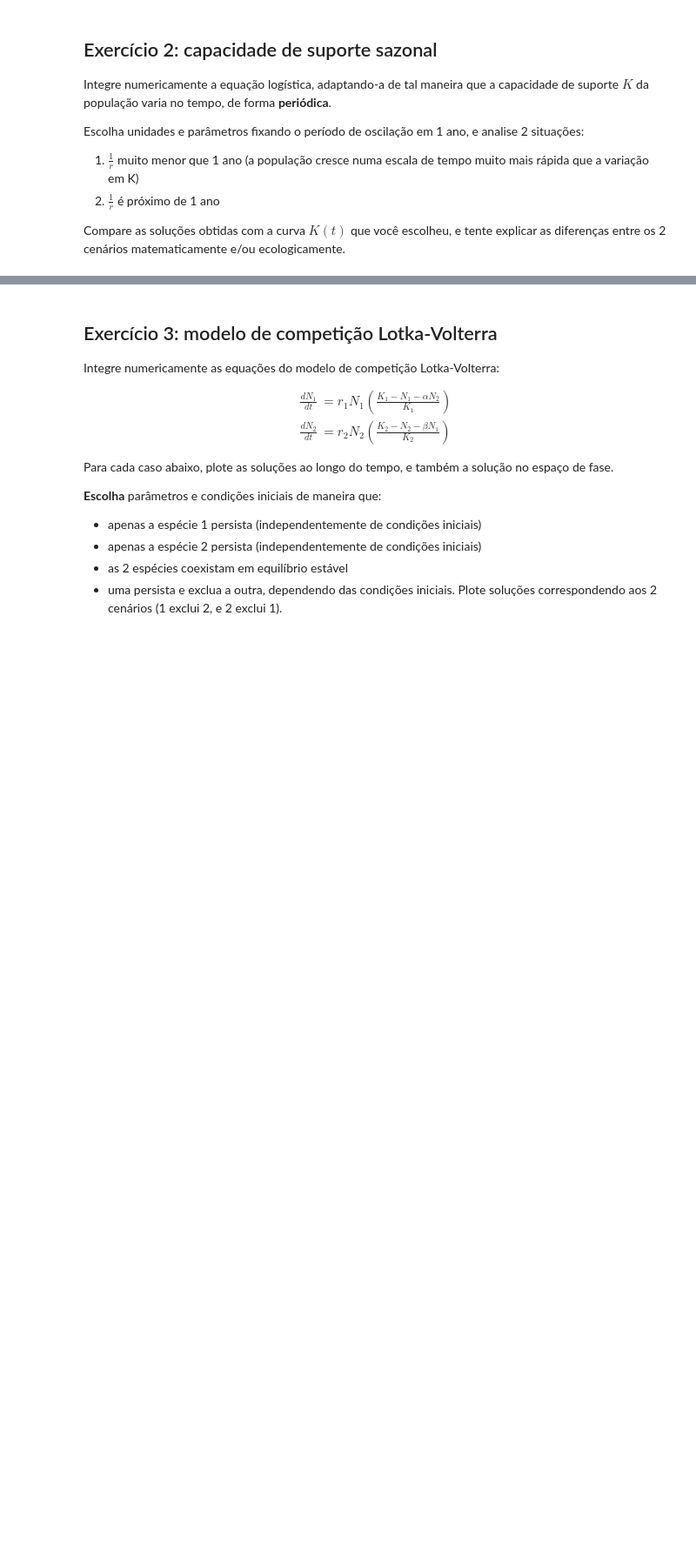
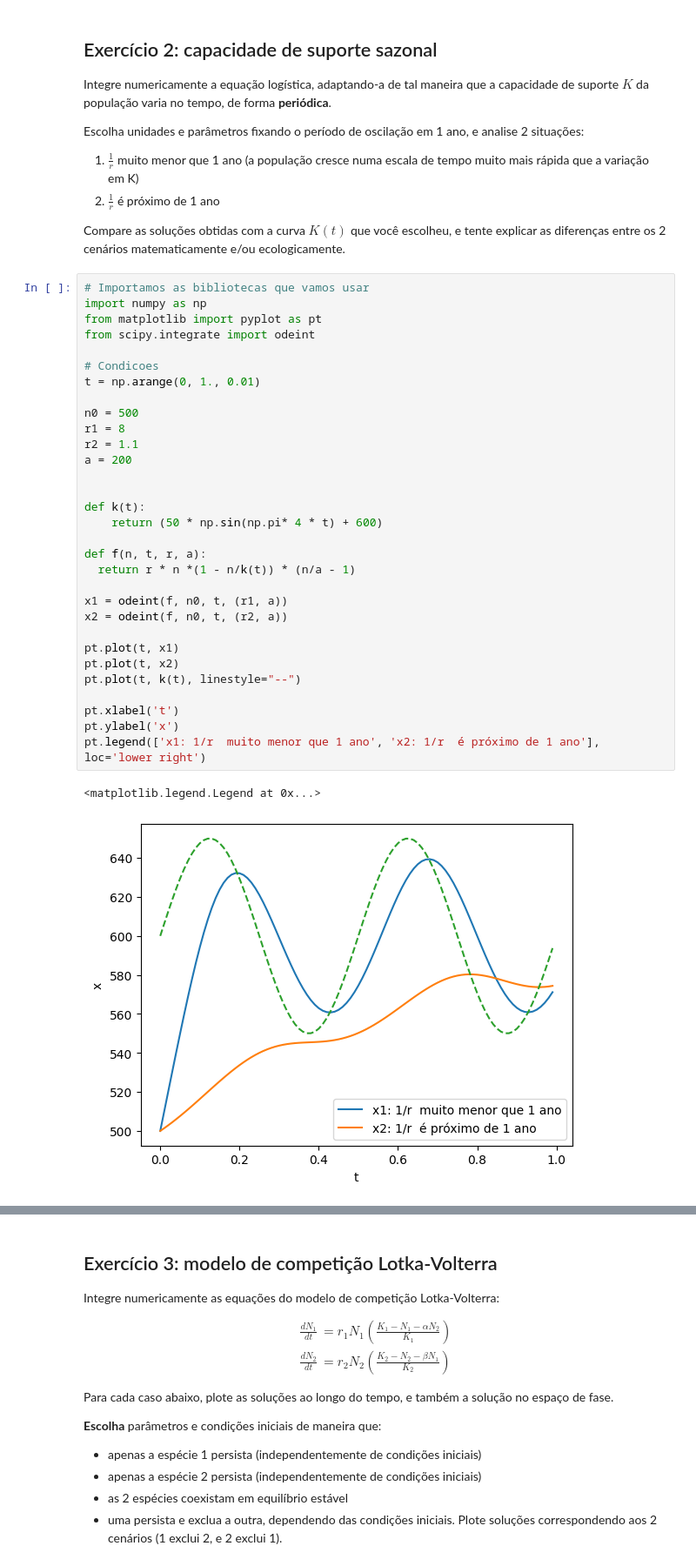
Before and after one commit to ag2matheus/ModelagemEmEcologiaEEvolucao, a Jupyter notebook: [Matheus]_MEE_2024_Ex_EDOs.ipynb, the cells around one changed output, grey strips where cells are left out. Shown: that part at 87% size. Cells and saved outputs as stored; diff of their text form; blank space fills up the shorter version.

```diff
--- a/[Matheus]_MEE_2024_Ex_EDOs.ipynb
+++ b/[Matheus]_MEE_2024_Ex_EDOs.ipynb
@@ -25,3 +57,37 @@ Escolha unidades e parâmetros fixando o período de oscilação em 1 ano, e ana
 2. $\frac{1}{r}$ é próximo de 1 ano
 
 Compare as soluções obtidas com a curva $K(t)$ que você escolheu, e tente explicar as diferenças entre os 2 cenários matematicamente e/ou ecologicamente.
+# %%
+# Importamos as bibliotecas que vamos usar
+import numpy as np
+from matplotlib import pyplot as pt
+from scipy.integrate import odeint
+
+# Condicoes
+t = np.arange(0, 1., 0.01)
+
+n0 = 500
+r1 = 8
+r2 = 1.1
+a = 200
+
+
+def k(t):
+    return (50 * np.sin(np.pi* 4 * t) + 600)
+
+def f(n, t, r, a):
+  return r * n *(1 - n/k(t)) * (n/a - 1)
+
+x1 = odeint(f, n0, t, (r1, a))
+x2 = odeint(f, n0, t, (r2, a))
+
+pt.plot(t, x1)
+pt.plot(t, x2)
+pt.plot(t, k(t), linestyle="--")
+
+pt.xlabel('t')
+pt.ylabel('x')
+pt.legend(['x1: 1/r  muito menor que 1 ano', 'x2: 1/r  é próximo de 1 ano'], loc='lower right')
+# %% [output]
+<matplotlib.legend.Legend at 0x...>
+[figure, added]
```
Also changed, not shown: parts of 4 cells of this notebook.
